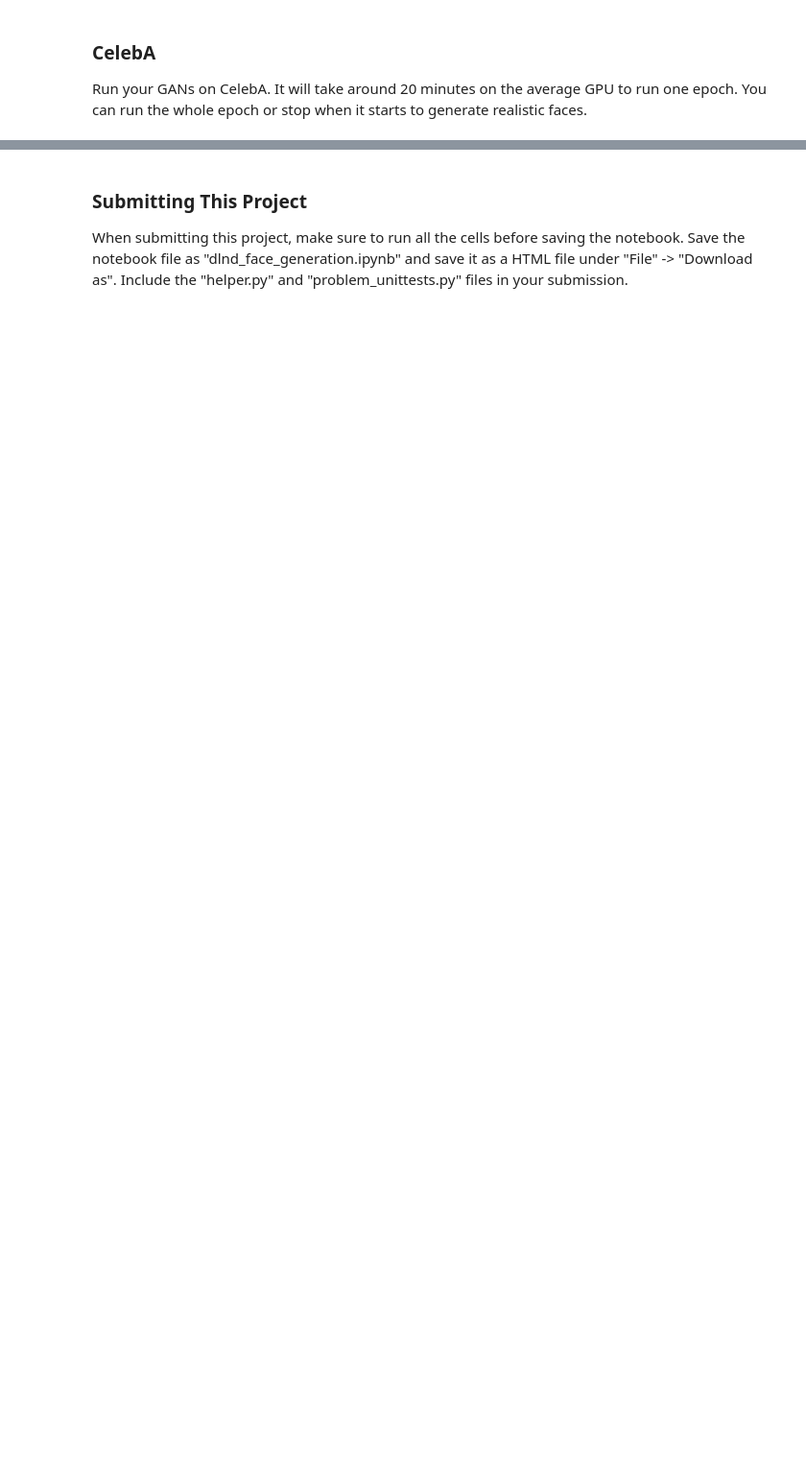
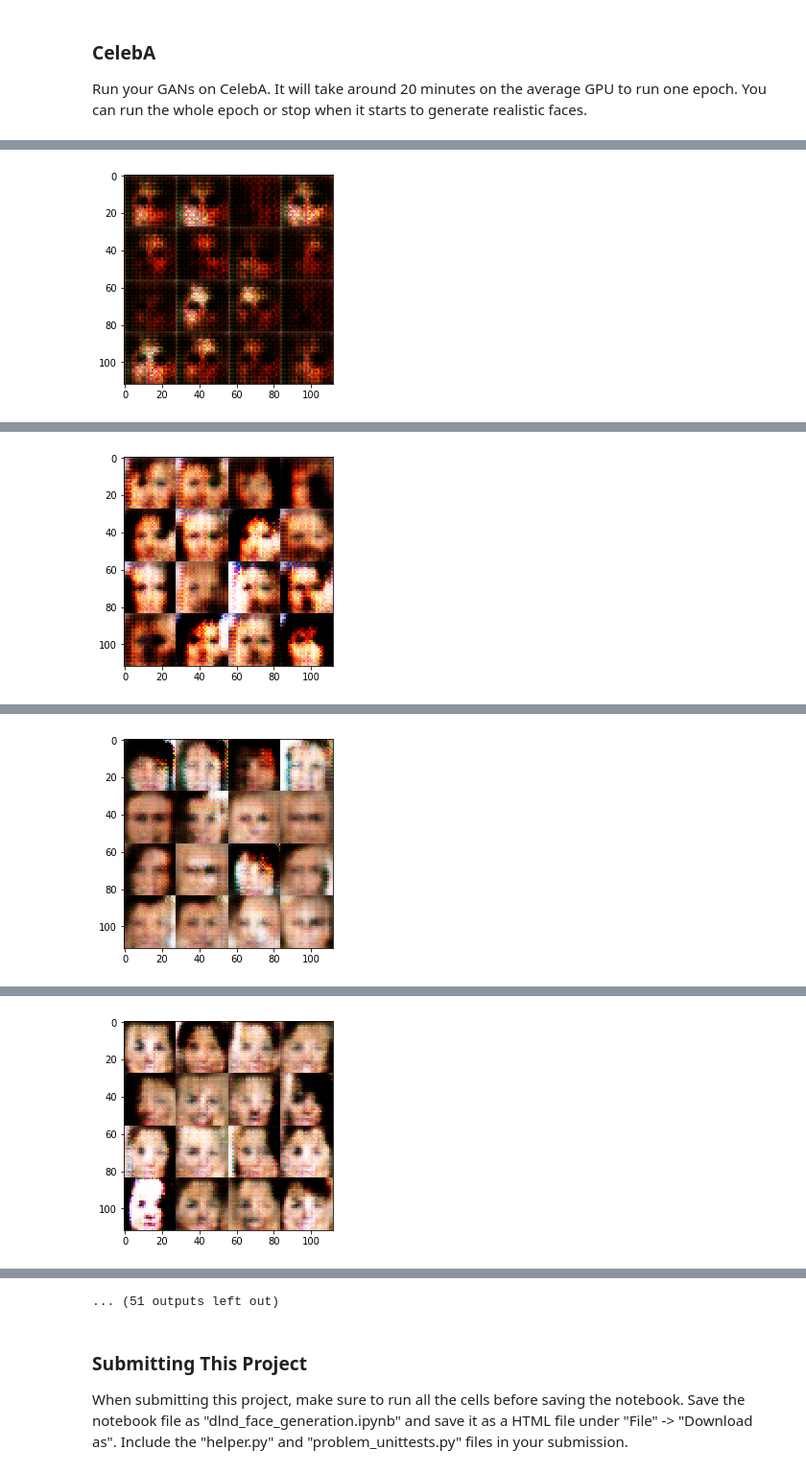
Before and after one commit to WenjinTao/Deep-Learning-Foundation-Nanodegree--Udacity, a Jupyter notebook: P5-Face_Generation/dlnd_face_generation.ipynb, the cells around one changed output, grey strips where cells are left out. Shown at 96% size. Drawn from its saved outputs; the diff is of its cells as text; code cells hidden in the pictures; blank space fills up the shorter version.

```diff
--- a/P5-Face_Generation/dlnd_face_generation.ipynb
+++ b/P5-Face_Generation/dlnd_face_generation.ipynb
@@ -503,7 +522,7 @@ Run your GANs on CelebA.  It will take around 20 minutes on the average GPU to r
 batch_size = 64
 z_dim = 100
 learning_rate = 0.001
-beta1 = 0.9
+beta1 = 0.1
 
 
 """
@@ -519,0 +548 @@ Epoch 1/1... Discriminator Loss: 0.7210... Generator Loss: 1.2549
+[figure, added]
@@ -520,0 +559 @@ IndexError: list index out of range
+[figure, added]
@@ -520,0 +570 @@ IndexError: list index out of range
+[figure, added]
@@ -520,0 +581 @@ IndexError: list index out of range
+[figure, added]
@@ -521,3 +604,4 @@ IndexError: list index out of range
+... (51 outputs left out)
 # %% [markdown]
 ### Submitting This Project
 When submitting this project, make sure to run all the cells before saving the notebook. Save the notebook file as "dlnd_face_generation.ipynb" and save it as a HTML file under "File" -> "Download as". Include the "helper.py" and "problem_unittests.py" files in your submission.
```
Also changed, not shown: parts of 9 cells of this notebook, 1 other file.
